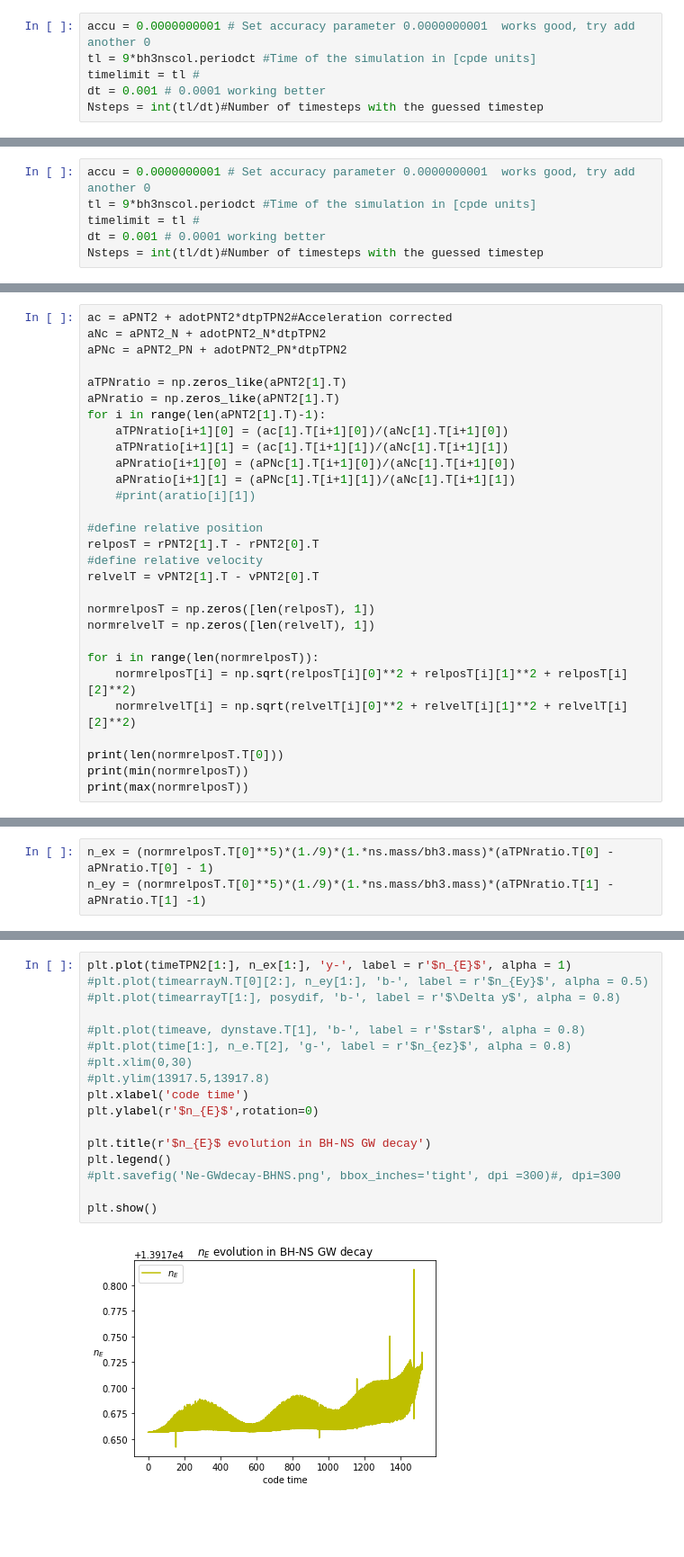
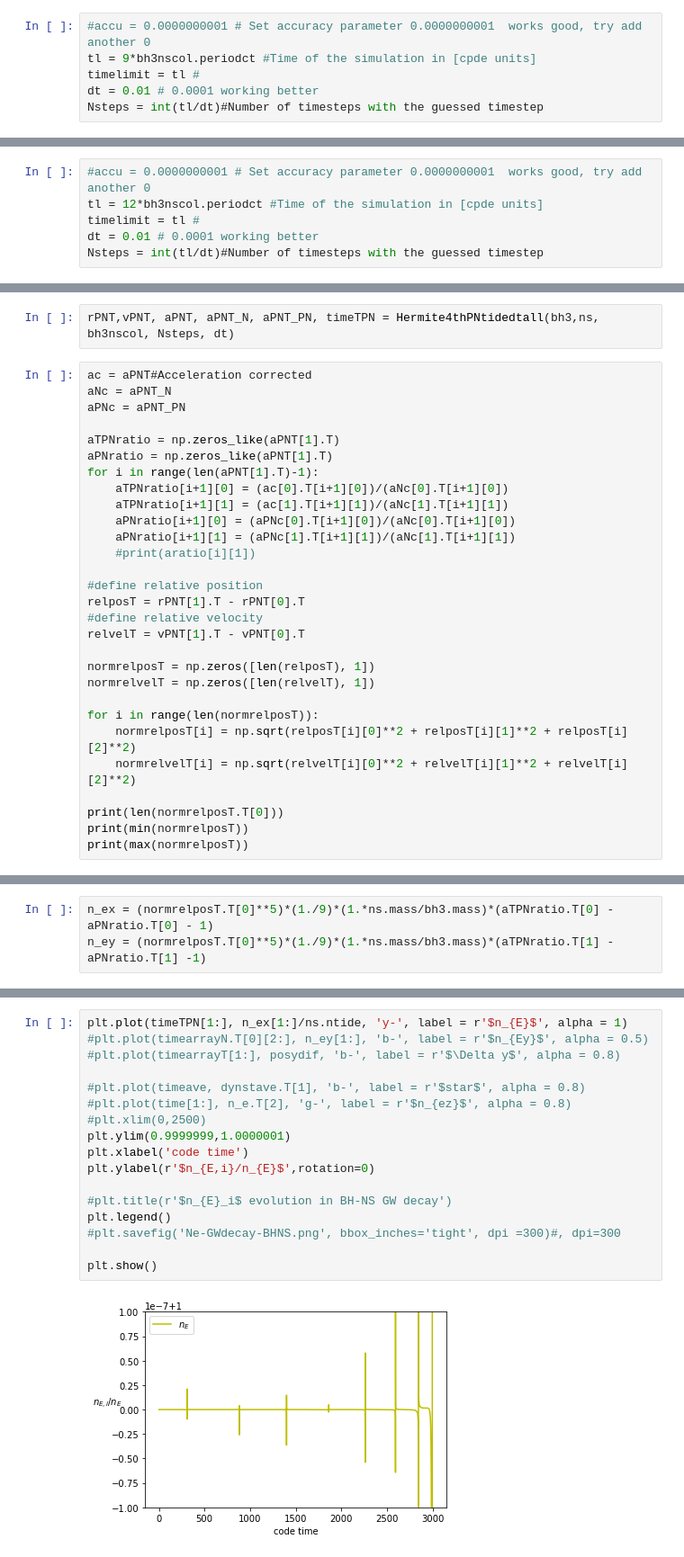
Before and after one commit to irwinmr/EFTastro, a Jupyter notebook: PN and Static Tidal Effects.ipynb, the cells around one changed output, grey strips where cells are left out. Shown: that part at 90% size. Drawn from its saved outputs; the diff is of its cells as text; blank space fills up the shorter version.

```diff
--- a/PN and Static Tidal Effects.ipynb
+++ b/PN and Static Tidal Effects.ipynb
@@ -501,10 +480,10 @@ def Hermite4thPNtdt(pri,sec, bina, nsteps, Dt):
 
     return r_res, v_res, dtp, time #, aN_res, adotN_res, a_res, adot_res,
 # %%
-accu = 0.0000000001 # Set accuracy parameter 0.0000000001  works good, try add another 0
+#accu = 0.0000000001 # Set accuracy parameter 0.0000000001  works good, try add another 0
 tl = 9*bh3nscol.periodct #Time of the simulation in [cpde units]
 timelimit = tl #
-dt = 0.001 # 0.0001 working better
+dt = 0.01 # 0.0001 working better
 Nsteps = int(tl/dt)#Number of timesteps with the guessed timestep
 # %%
 rPN,vPN, dtpPN, timePN, = Hermite4thPNtdt(bh3,ns, bh3nscol, Nsteps, dt)
@@ -805,6 +784,6 @@ def Hermite4thPNtidedtall(pri,sec, bina, nsteps, Dt):
 # %%
-accu = 0.0000000001 # Set accuracy parameter 0.0000000001  works good, try add another 0
-tl = 9*bh3nscol.periodct #Time of the simulation in [cpde units]
+#accu = 0.0000000001 # Set accuracy parameter 0.0000000001  works good, try add another 0
+tl = 12*bh3nscol.periodct #Time of the simulation in [cpde units]
 timelimit = tl #
-dt = 0.001 # 0.0001 working better
+dt = 0.01 # 0.0001 working better
 Nsteps = int(tl/dt)#Number of timesteps with the guessed timestep
@@ -822,21 +790,23 @@ array([[ 0.00000000e+00,  0.00000000e+00,  0.00000000e+00],
+# %%
+rPNT,vPNT, aPNT, aPNT_N, aPNT_PN, timeTPN = Hermite4thPNtidedtall(bh3,ns, bh3nscol, Nsteps, dt)
 # %%
-ac = aPNT2 + adotPNT2*dtpTPN2#Acceleration corrected
-aNc = aPNT2_N + adotPNT2_N*dtpTPN2
-aPNc = aPNT2_PN + adotPNT2_PN*dtpTPN2
+ac = aPNT#Acceleration corrected
+aNc = aPNT_N
+aPNc = aPNT_PN
 
-aTPNratio = np.zeros_like(aPNT2[1].T)
-aPNratio = np.zeros_like(aPNT2[1].T)
-for i in range(len(aPNT2[1].T)-1):
-    aTPNratio[i+1][0] = (ac[1].T[i+1][0])/(aNc[1].T[i+1][0])
+aTPNratio = np.zeros_like(aPNT[1].T)
+aPNratio = np.zeros_like(aPNT[1].T)
+for i in range(len(aPNT[1].T)-1):
+    aTPNratio[i+1][0] = (ac[0].T[i+1][0])/(aNc[0].T[i+1][0])
     aTPNratio[i+1][1] = (ac[1].T[i+1][1])/(aNc[1].T[i+1][1])
-    aPNratio[i+1][0] = (aPNc[1].T[i+1][0])/(aNc[1].T[i+1][0])
+    aPNratio[i+1][0] = (aPNc[0].T[i+1][0])/(aNc[0].T[i+1][0])
     aPNratio[i+1][1] = (aPNc[1].T[i+1][1])/(aNc[1].T[i+1][1])
     #print(aratio[i][1])
 
 #define relative position
-relposT = rPNT2[1].T - rPNT2[0].T
+relposT = rPNT[1].T - rPNT[0].T
 #define relative velocity
-relvelT = vPNT2[1].T - vPNT2[0].T
+relvelT = vPNT[1].T - vPNT[0].T
 
 normrelposT = np.zeros([len(relposT), 1])
 normrelvelT = np.zeros([len(relvelT), 1])
@@ -858,19 +912,19 @@ n_ey = (normrelposT.T[0]**5)*(1./9)*(1.*ns.mass/bh3.mass)*(aTPNratio.T[1] - aPNr
 # %%
-plt.plot(timeTPN2[1:], n_ex[1:], 'y-', label = r'$n_{E}$', alpha = 1)
+plt.plot(timeTPN[1:], n_ex[1:]/ns.ntide, 'y-', label = r'$n_{E}$', alpha = 1)
 #plt.plot(timearrayN.T[0][2:], n_ey[1:], 'b-', label = r'$n_{Ey}$', alpha = 0.5)
 #plt.plot(timearrayT[1:], posydif, 'b-', label = r'$\Delta y$', alpha = 0.8)
 
 #plt.plot(timeave, dynstave.T[1], 'b-', label = r'$star$', alpha = 0.8)
 #plt.plot(time[1:], n_e.T[2], 'g-', label = r'$n_{ez}$', alpha = 0.8)
-#plt.xlim(0,30)
-#plt.ylim(13917.5,13917.8)
+#plt.xlim(0,2500)
+plt.ylim(0.9999999,1.0000001)
 plt.xlabel('code time')
-plt.ylabel(r'$n_{E}$',rotation=0)
+plt.ylabel(r'$n_{E,i}/n_{E}$',rotation=0)
 
-plt.title(r'$n_{E}$ evolution in BH-NS GW decay')
+#plt.title(r'$n_{E}_i$ evolution in BH-NS GW decay')
 plt.legend()
 #plt.savefig('Ne-GWdecay-BHNS.png', bbox_inches='tight', dpi =300)#, dpi=300
 
 plt.show()
 # %% [output]
-[figure, old version]
+[figure, new version]
```
Also changed, not shown: parts of 31 cells of this notebook, 25 other files.
